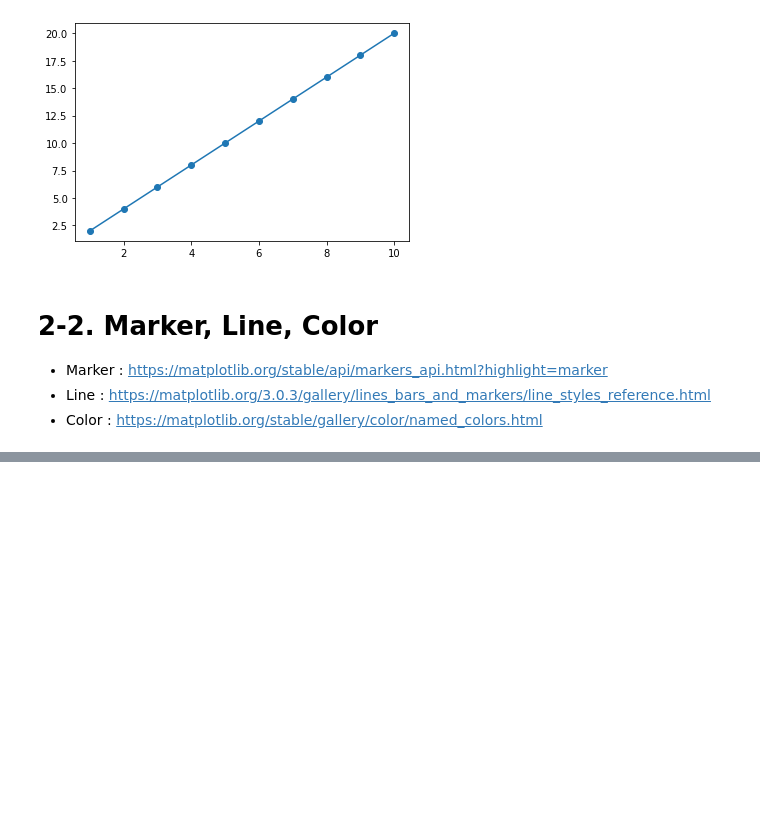
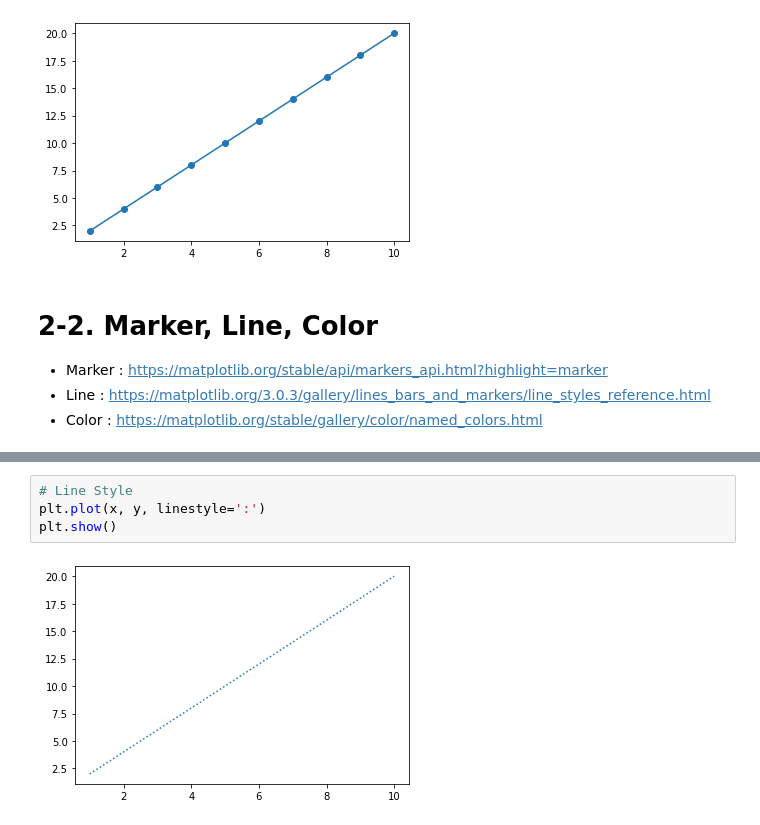
Before and after one commit to RlxDn/Bigdata, a Jupyter notebook: 30_데이터시각화/02_Line Plot.ipynb, the cells around one changed output, grey strips where cells are left out. Drawn from its saved outputs; the diff is of its cells as text; blank space fills up the shorter version.

```diff
--- a/30_데이터시각화/02_Line Plot.ipynb
+++ b/30_데이터시각화/02_Line Plot.ipynb
@@ -43,0 +50,6 @@ plt.show()
+# %%
+# Line Style
+plt.plot(x, y, linestyle=':')
+plt.show()
+# %% [output]
+[figure, added]
```
Also changed, not shown: parts of 16 cells of this notebook.
